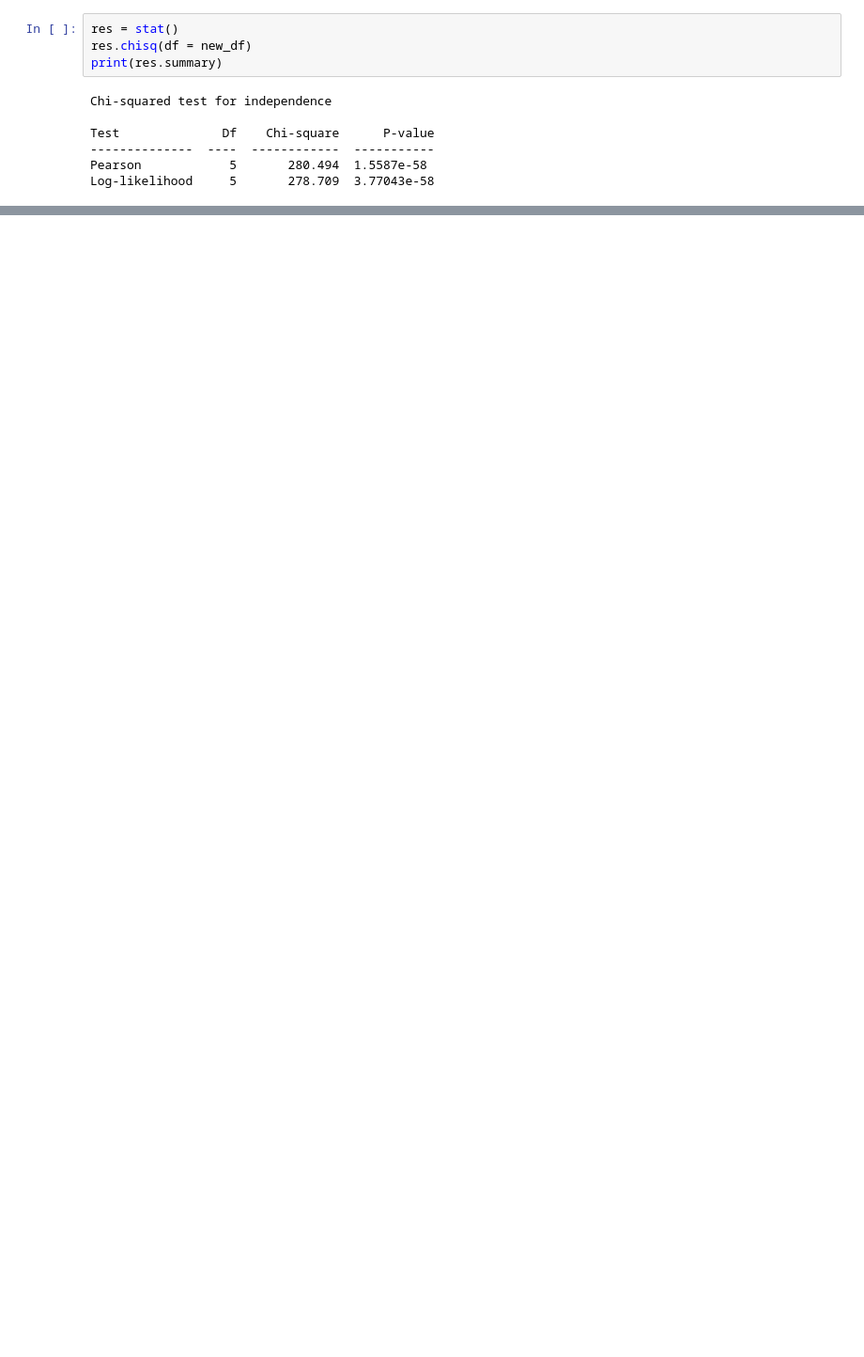
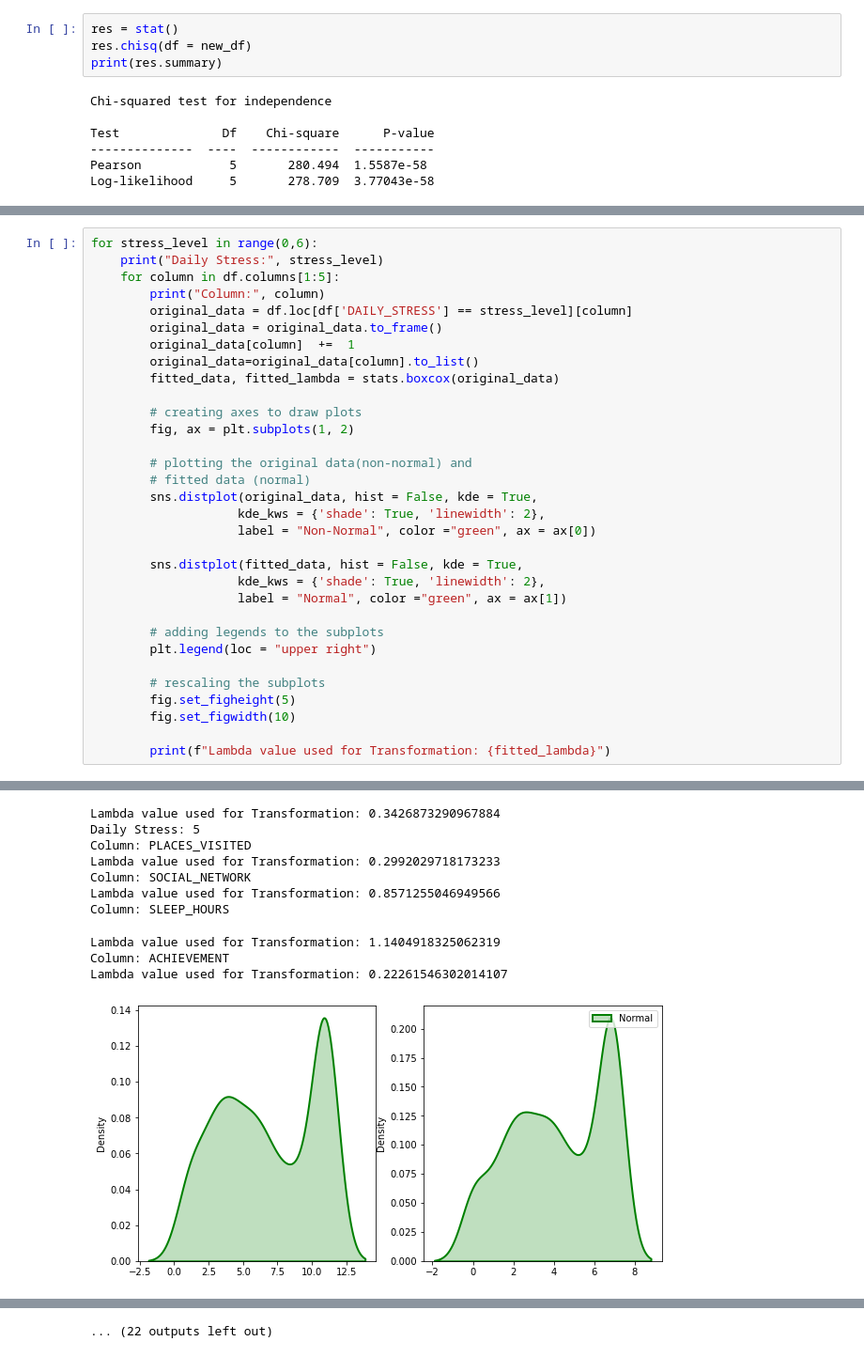
Before and after one commit to RongerYang/Stress_Level_And_Lifestyles, a Jupyter notebook: ANOVA_Test_v1.1.ipynb, the cells around one changed output, grey strips where cells are left out. Shown at 94% size. Cells and saved outputs as stored; diff of their text form; blank space fills up the shorter version.

Commit message:
implementing box-cox transformation

```diff
--- a/ANOVA_Test_v1.1.ipynb
+++ b/ANOVA_Test_v1.1.ipynb
@@ -412,0 +415,33 @@ Daily stress level and gender are DEPENDENT.
+# %%
+for stress_level in range(0,6):
+    print("Daily Stress:", stress_level)
+    for column in df.columns[1:5]:
+        print("Column:", column)
+        original_data = df.loc[df['DAILY_STRESS'] == stress_level][column]
+        original_data = original_data.to_frame()
+        original_data[column]  +=  1
+        original_data=original_data[column].to_list()
+        fitted_data, fitted_lambda = stats.boxcox(original_data)
+
+        # creating axes to draw plots
+        fig, ax = plt.subplots(1, 2)
+
+        # plotting the original data(non-normal) and
+        # fitted data (normal)
+        sns.distplot(original_data, hist = False, kde = True,
+                    kde_kws = {'shade': True, 'linewidth': 2},
+                    label = "Non-Normal", color ="green", ax = ax[0])
+
+        sns.distplot(fitted_data, hist = False, kde = True,
+                    kde_kws = {'shade': True, 'linewidth': 2},
+                    label = "Normal", color ="green", ax = ax[1])
+
+        # adding legends to the subplots
+        plt.legend(loc = "upper right")
+
+        # rescaling the subplots
+        fig.set_figheight(5)
+        fig.set_figwidth(10)
+
+        print(f"Lambda value used for Transformation: {fitted_lambda}")
+# %% [output]
@@ -412,0 +492,11 @@ Daily stress level and gender are DEPENDENT.
+Lambda value used for Transformation: 0.3426873290967884
+Daily Stress: 5
+Column: PLACES_VISITED
+Lambda value used for Transformation: 0.2992029718173233
+Column: SOCIAL_NETWORK
+Lambda value used for Transformation: 0.8571255046949566
+Column: SLEEP_HOURS
+Lambda value used for Transformation: 1.1404918325062319
+Column: ACHIEVEMENT
+Lambda value used for Transformation: 0.22261546302014107
+[figure, added]
@@ -412,0 +504 @@ Daily stress level and gender are DEPENDENT.
+... (22 outputs left out)
```
Also changed, not shown: parts of 45 cells of this notebook.
